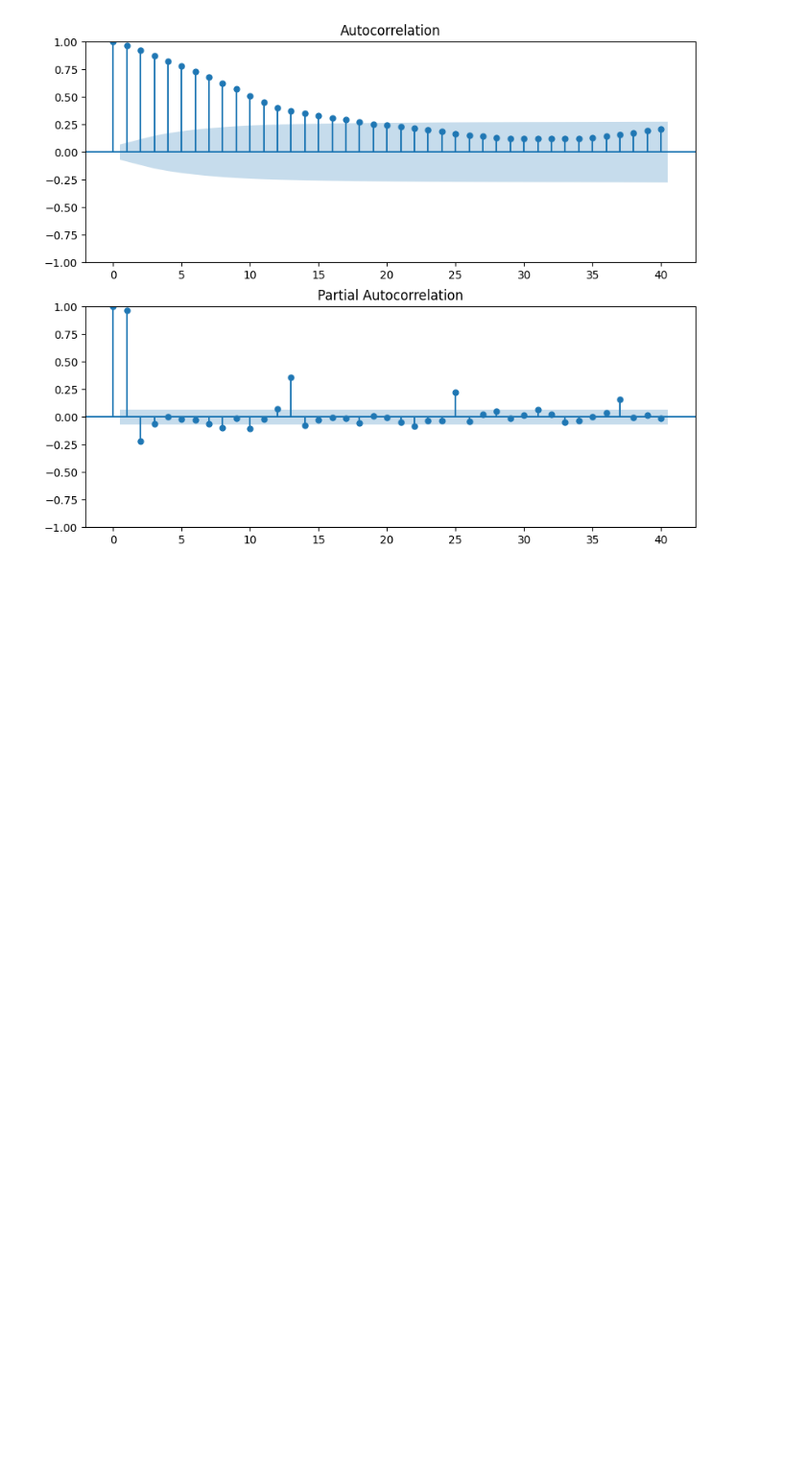
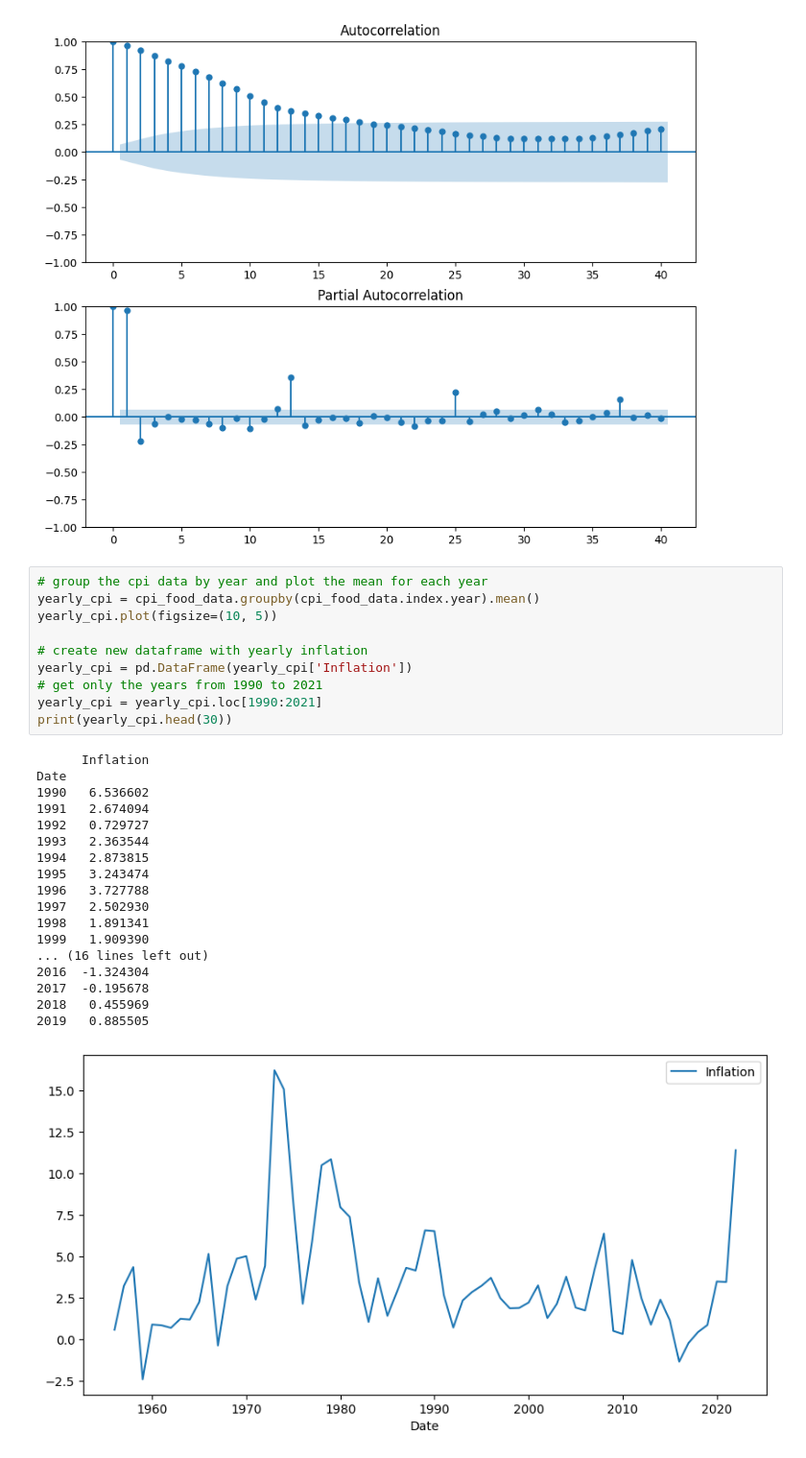
Before and after one commit to mkeohane01/food_inflation_analysis, a Jupyter notebook: notebooks/cpi_timeseries.ipynb, the cells around one changed output. Shown at 96% size. Drawn from its saved outputs; the diff is of its cells as text; blank space fills up the shorter version.

```diff
--- a/notebooks/cpi_timeseries.ipynb
+++ b/notebooks/cpi_timeseries.ipynb
@@ -108,3 +108,32 @@ sm.graphics.tsa.plot_pacf(cpi_food_data, lags=40, ax=ax[1])
 plt.show()
 # %% [output]
 [figure]
+# %%
+# group the cpi data by year and plot the mean for each year
+yearly_cpi = cpi_food_data.groupby(cpi_food_data.index.year).mean()
+yearly_cpi.plot(figsize=(10, 5))
+
+# create new dataframe with yearly inflation
+yearly_cpi = pd.DataFrame(yearly_cpi['Inflation'])
+# get only the years from 1990 to 2021
+yearly_cpi = yearly_cpi.loc[1990:2021]
+print(yearly_cpi.head(30))
+# %% [output]
+      Inflation
+Date
+1990   6.536602
+1991   2.674094
+1992   0.729727
+1993   2.363544
+1994   2.873815
+1995   3.243474
+1996   3.727788
+1997   2.502930
+1998   1.891341
+1999   1.909390
+... (16 lines left out)
+2016  -1.324304
+2017  -0.195678
+2018   0.455969
+2019   0.885505
+[figure, added]
```
Also changed, not shown: 6 other files.
